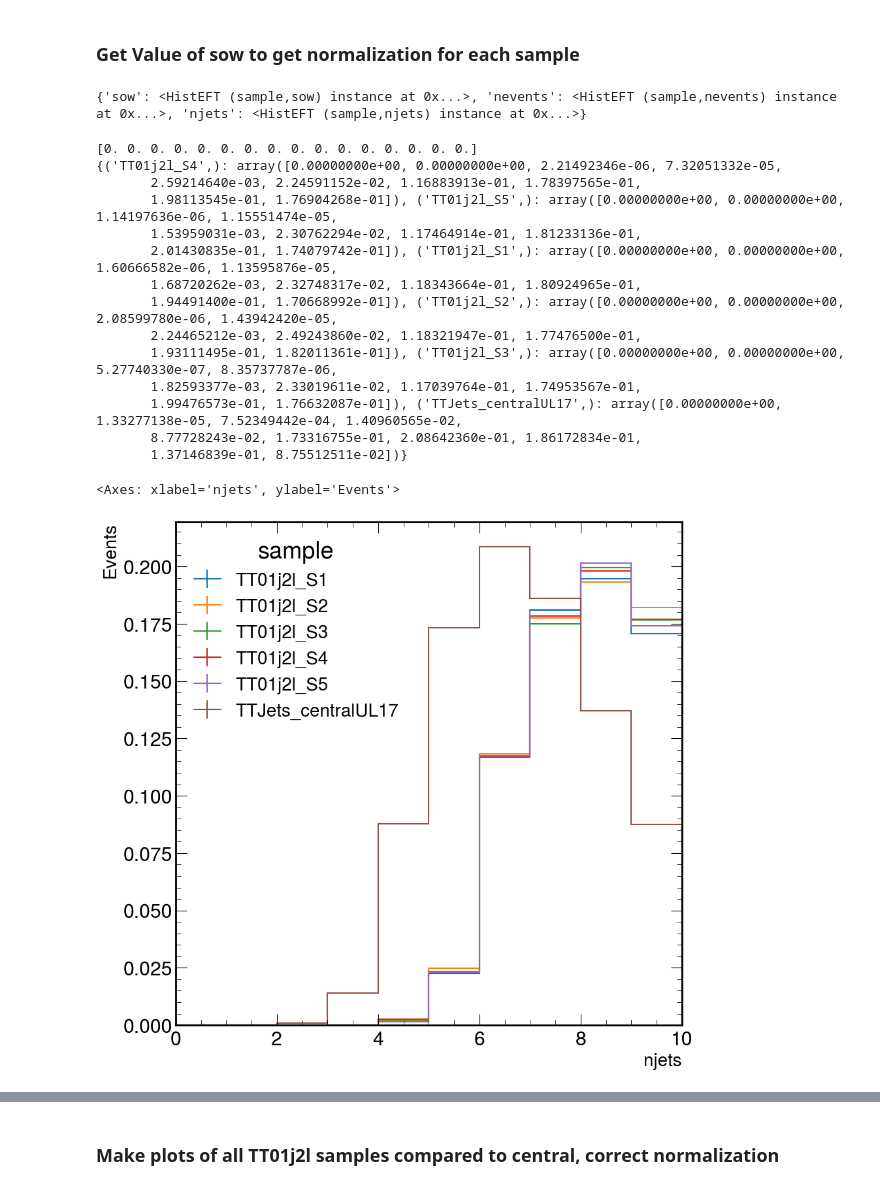
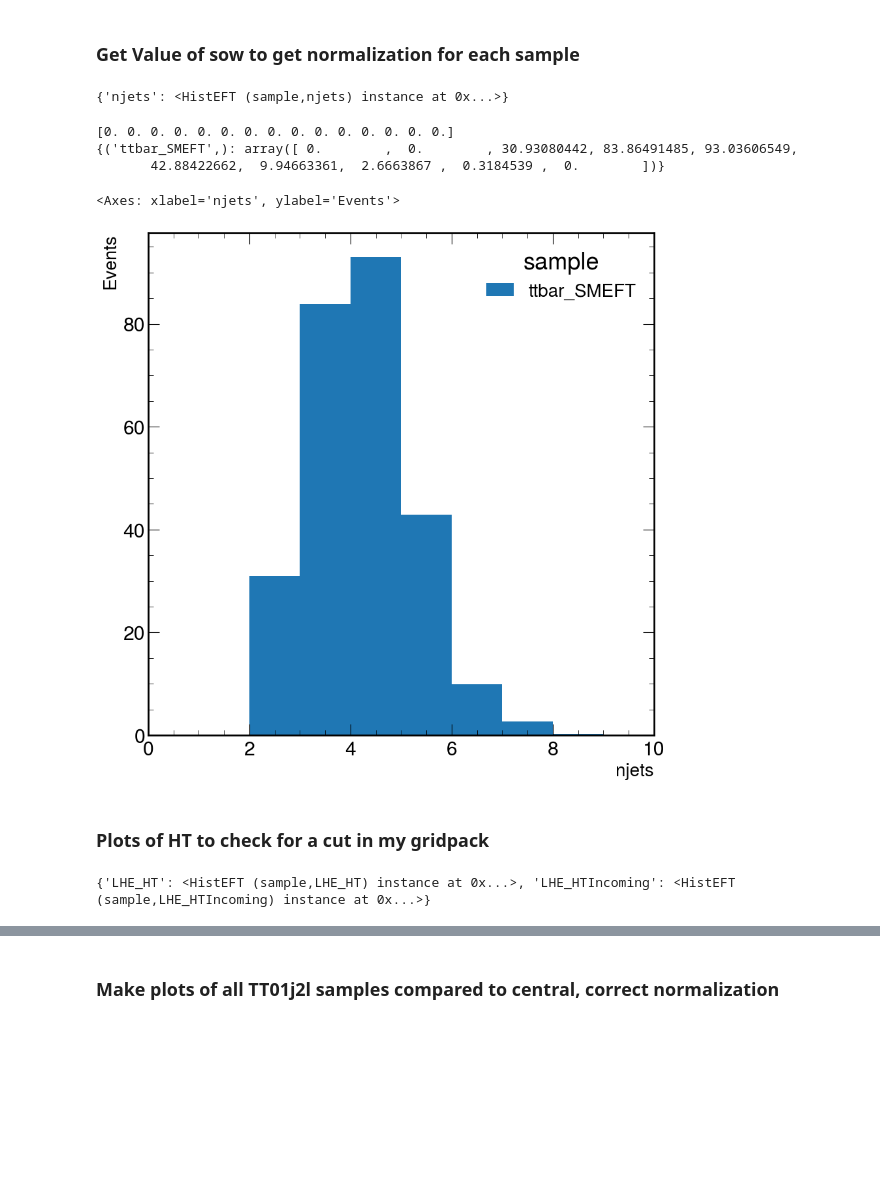
Before and after one commit to hannahbnelson/ttbarEFT, a Jupyter notebook: analysis/quick_plotter.ipynb, the cells around one changed output, grey strips where cells are left out. Drawn from its saved outputs; the diff is of its cells as text; code cells hidden in the pictures; blank space fills up the shorter version.

Commit message:
jupyter notebooks, draft of making 1d quadratic plots

```diff
--- a/analysis/quick_plotter.ipynb
+++ b/analysis/quick_plotter.ipynb
@@ -29,42 +29,40 @@ orig_pts = {"ctGIm": 1.0, "ctGRe":0.7, "cQj38": 9.0, "cQj18": 7.0,
 # %% [markdown]
 ### Get Value of sow to get normalization for each sample
 # %%
-fin = "njets_nocuts_norm.pkl.gz"
+#fin = "njets_nocuts_norm.pkl.gz"
+fin = "dim6top_njets.pkl.gz"
 # %%
 hists = utils.get_hist_from_pkl(fin, allow_empty=False)
 print(hists)
 # %% [output]
-{'sow': <HistEFT (sample,sow) instance at 0x...>, 'nevents': <HistEFT (sample,nevents) instance at 0x...>, 'njets': <HistEFT (sample,njets) instance at 0x...>}
+{'njets': <HistEFT (sample,njets) instance at 0x...>}
 # %%
 # Getting values for sow for normalization of samples
 # ax.set_prop_cycle(color = ['blue', 'orange', 'green', 'red', 'purple', 'black'])
 
 h = hists['njets']
 h.set_sm()
 #h.set_wilson_coefficients(**orig_pts)
 print(h._wcs)
 print(h.values())
 fig, ax = plt.subplots(1,1)
-hist.plot1d(h, ax=ax, stack=False)
+hist.plot1d(h, ax=ax, stack=True)
 
 # h = hists['nevents']
 # h.set_sm()
 # print(h._wcs)
 # print(h.values())
 # %% [output]
-[0. 0. 0. 0. 0. 0. 0. 0. 0. 0. 0. 0. 0. 0. 0. 0.]
-{('TT01j2l_S4',): array([0.00000000e+00, 0.00000000e+00, 2.21492346e-06, 7.32051332e-05,
-       2.59214640e-03, 2.24591152e-02, 1.16883913e-01, 1.78397565e-01,
-       1.98113545e-01, 1.76904268e-01]), ('TT01j2l_S5',): array([0.00000000e+00, 0.00000000e+00, 1.14197636e-06, 1.15551474e-05,
-       1.53959031e-03, 2.30762294e-02, 1.17464914e-01, 1.81233136e-01,
-       2.01430835e-01, 1.74079742e-01]), ('TT01j2l_S1',): array([0.00000000e+00, 0.00000000e+00, 1.60666582e-06, 1.13595876e-05,
-       1.68720262e-03, 2.32748317e-02, 1.18343664e-01, 1.80924965e-01,
-       1.94491400e-01, 1.70668992e-01]), ('TT01j2l_S2',): array([0.00000000e+00, 0.00000000e+00, 2.08599780e-06, 1.43942420e-05,
-       2.24465212e-03, 2.49243860e-02, 1.18321947e-01, 1.77476500e-01,
-       1.93111495e-01, 1.82011361e-01]), ('TT01j2l_S3',): array([0.00000000e+00, 0.00000000e+00, 5.27740330e-07, 8.35737787e-06,
-       1.82593377e-03, 2.33019611e-02, 1.17039764e-01, 1.74953567e-01,
-       1.99476573e-01, 1.76632087e-01]), ('TTJets_centralUL17',): array([0.00000000e+00, 1.33277138e-05, 7.52349442e-04, 1.40960565e-02,
-       8.77728243e-02, 1.73316755e-01, 2.08642360e-01, 1.86172834e-01,
-       1.37146839e-01, 8.75512511e-02])}
+[0. 0. 0. 0. 0. 0. 0. 0. 0. 0. 0. 0. 0. 0. 0.]
+{('ttbar_SMEFT',): array([ 0.        ,  0.        , 30.93080442, 83.86491485, 93.03606549,
+       42.88422662,  9.94663361,  2.6663867 ,  0.3184539 ,  0.        ])}
 <Axes: xlabel='njets', ylabel='Events'>
-[figure, old version]
+[figure, new version]
+# %% [markdown]
+### Plots of HT to check for a cut in my gridpack
+# %%
+fin = "HTcut.pkl.gz"
+hists = utils.get_hist_from_pkl(fin, allow_empty=False)
+print(hists)
+# %% [output]
+{'LHE_HT': <HistEFT (sample,LHE_HT) instance at 0x...>, 'LHE_HTIncoming': <HistEFT (sample,LHE_HTIncoming) instance at 0x...>}
```
Also changed, not shown: parts of 4 cells of this notebook, 2 other files.
